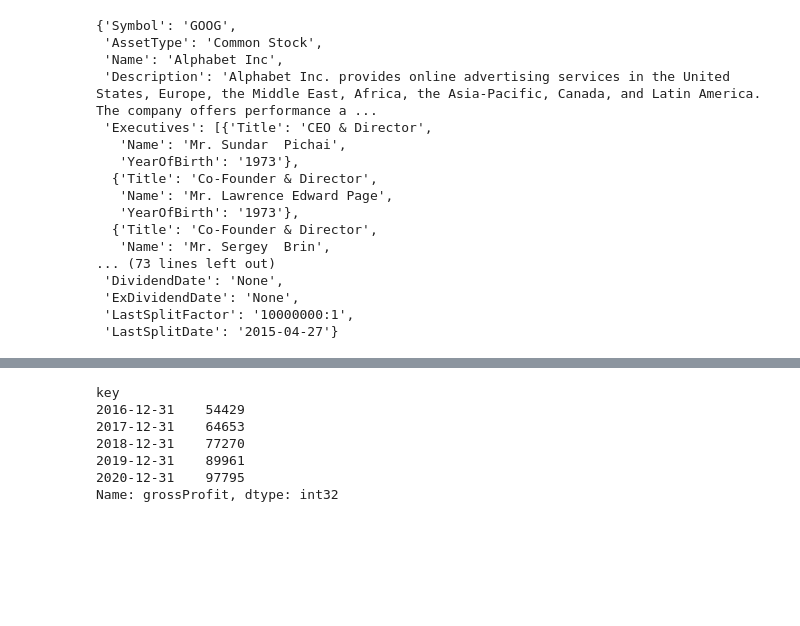
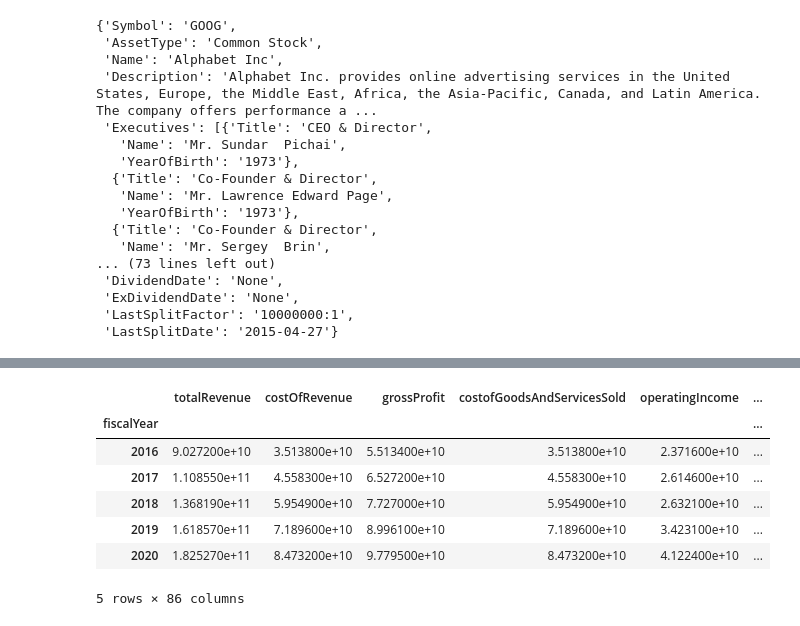
Before and after one commit to hochmuth/Watchman, a Jupyter notebook: Playground.ipynb, the cells around one changed output, grey strips where cells are left out. Cells and saved outputs as stored; diff of their text form; code cells hidden in the pictures; blank space fills up the shorter version.

Commit message:
parses json and stores all fin statements in a single df (per ticker)

```diff
--- a/Playground.ipynb
+++ b/Playground.ipynb
@@ -126,14 +206,17 @@ metric_map = {'INCOME_STATEMENT': ['totalRevenue',
 # %%
-df_annual = pd.DataFrame()
-for statement in metric_map:
-    for metric in metric_map[statement]:
-        df_tmp = get_annual_data(data=api_results,
-                                 ticker='GOOG',
-                                 fin_statement=statement,
-                                 fin_metric=metric).sort_index().astype('float')
-        df_tmp.plot(kind='bar', title=metric)
-        if df_annual.empty:
-            df_annual = df_tmp
-        else:
-            df_annual = df_annual.join(df_tmp, how='inner')
-df_annual.sort_index(inplace=True)
+def annual_data_into_df(ticker, metric_map, json_data, trim_key=False):
+    df_annual = pd.DataFrame()
+    for statement in metric_map:
+        for metric in metric_map[statement]:
+            df_tmp = get_annual_data(data=json_data,
+                                     ticker=ticker,
+                                     fin_statement=statement,
+                                     fin_metric=metric).sort_index().astype('float')
+            if df_annual.empty:
+                df_annual = df_tmp
+            else:
+                df_annual = df_annual.join(df_tmp, how='inner')
+    df_annual.sort_index(inplace=True)
+    if trim_key:
+        df_annual.index = df_annual.index.str.replace('-12-31', '')
+    return df_annual
@@ -148,10 +222,0 @@ df_annual.sort_index(inplace=True)
-# %%
-(df_annual['grossProfit'] / 1000000).astype(int)
-# %% [output]
-key
-2016-12-31    54429
-2017-12-31    64653
-2018-12-31    77270
-2019-12-31    89961
-2020-12-31    97795
-Name: grossProfit, dtype: int32
@@ -161,0 +223,13 @@ Name: grossProfit, dtype: int32
+# %%
+out_df = annual_data_into_df('GOOG', metric_map, api_results, trim_key=True)
+# %%
+out_df
+# %% [output]
+|  | totalRevenue | costOfRevenue | grossProfit | costofGoodsAndServicesSold | operatingIncome | ... |
+| fiscalYear |  |  |  |  |  | ... |
+| 2016 | 9.027200e+10 | 3.513800e+10 | 5.513400e+10 | 3.513800e+10 | 2.371600e+10 | ... |
+| 2017 | 1.108550e+11 | 4.558300e+10 | 6.527200e+10 | 4.558300e+10 | 2.614600e+10 | ... |
+| 2018 | 1.368190e+11 | 5.954900e+10 | 7.727000e+10 | 5.954900e+10 | 2.632100e+10 | ... |
+| 2019 | 1.618570e+11 | 7.189600e+10 | 8.996100e+10 | 7.189600e+10 | 3.423100e+10 | ... |
+| 2020 | 1.825270e+11 | 8.473200e+10 | 9.779500e+10 | 8.473200e+10 | 4.122400e+10 | ... |
+5 rows × 86 columns
```
Also changed, not shown: parts of 8 cells of this notebook.
